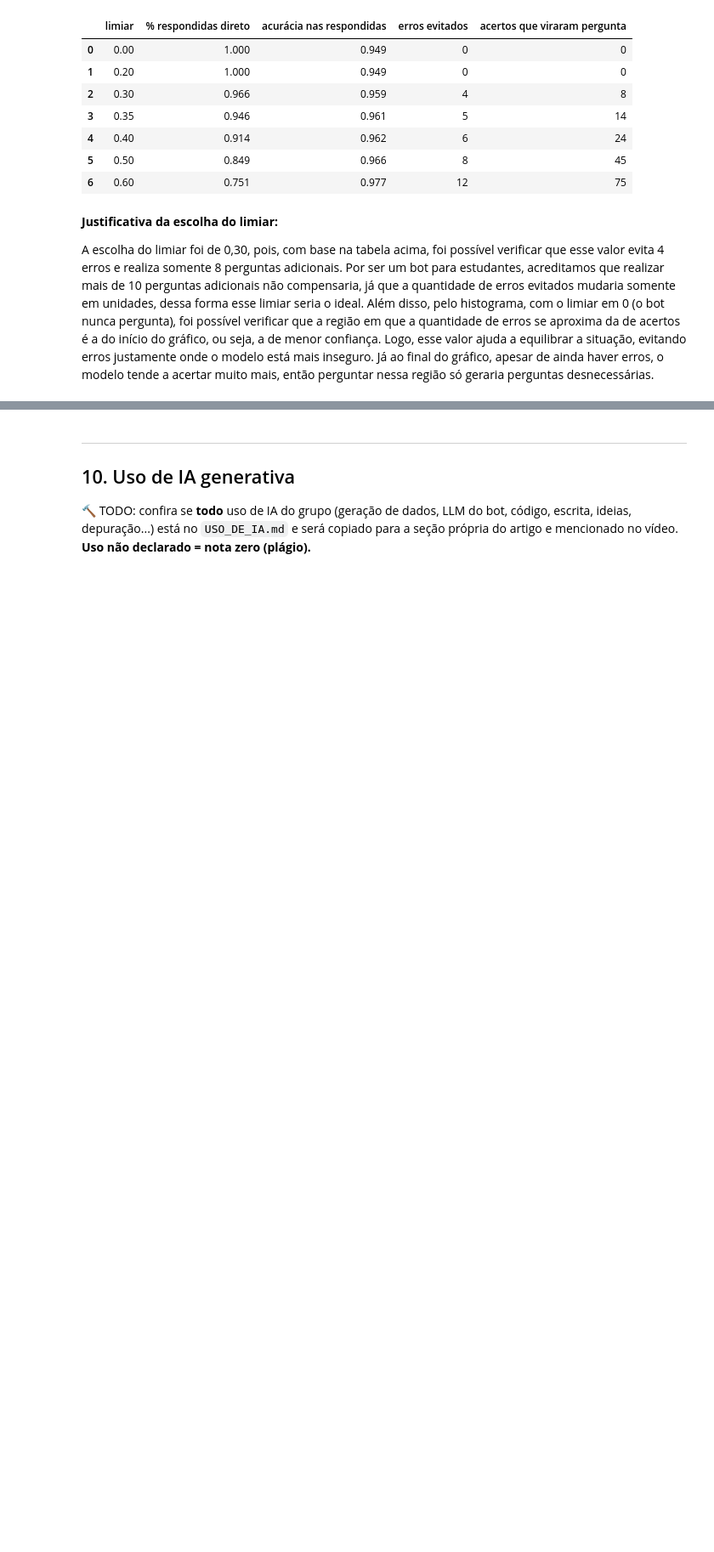
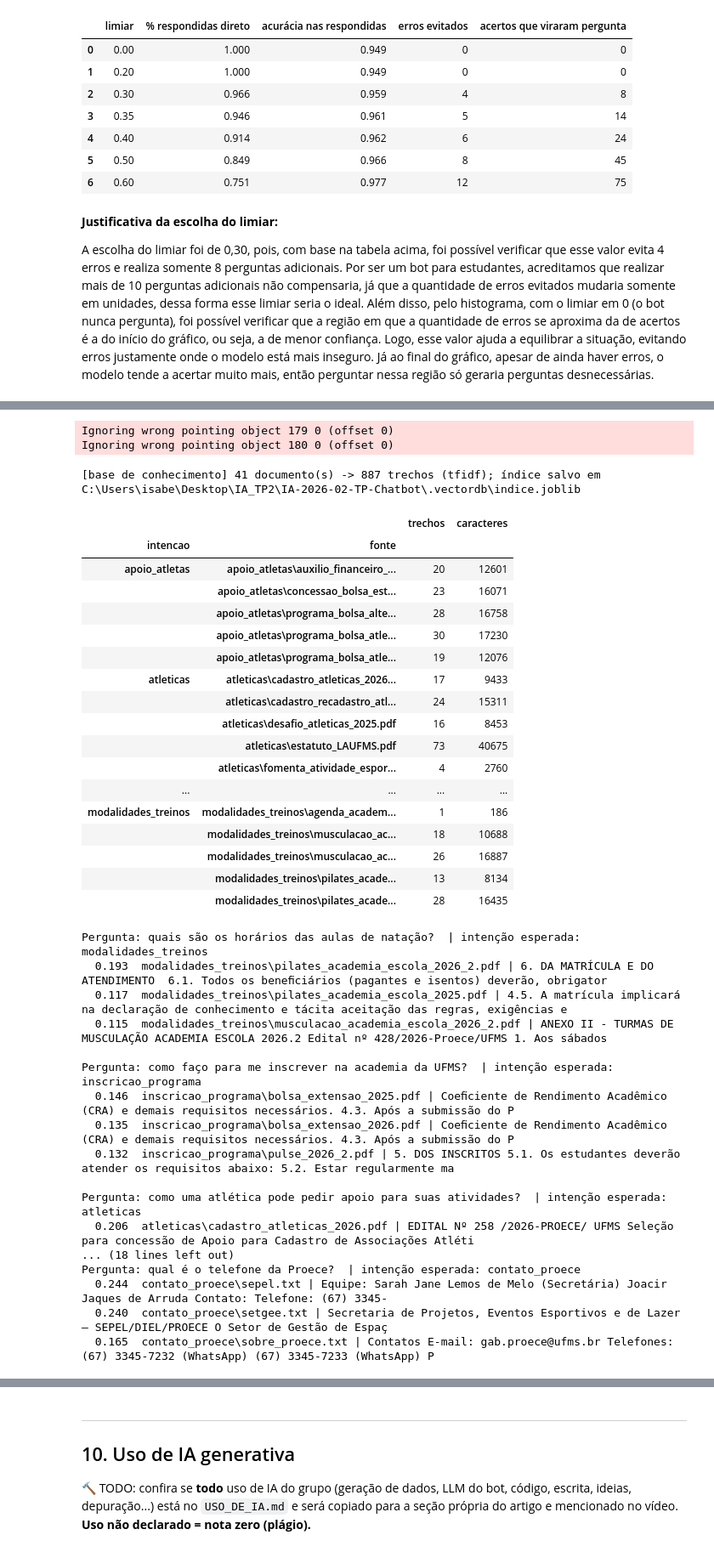
Before and after one commit to amanda-bea/IA-2026-02-TP-Chatbot, a Jupyter notebook: notebooks/01_trabalho_grupo.ipynb, the cells around one changed output, grey strips where cells are left out. Shown at 85% size. Cells and saved outputs as stored; diff of their text form; code cells hidden in the pictures; blank space fills up the shorter version.

```diff
--- a/notebooks/01_trabalho_grupo.ipynb
+++ b/notebooks/01_trabalho_grupo.ipynb
@@ -751,12 +778,63 @@ Antes: configure a chave no `.env` (ou nos *Secrets* do Colab) e rode
 # %%
 from chatbot.conhecimento import BaseConhecimento
 from chatbot.llm import ClienteLLM, ErroLLM, prompt_intencao
 
-base = BaseConhecimento.carregar_ou_criar(config)   # cria o índice na 1ª vez
+base = BaseConhecimento.carregar_ou_criar(config)   # cria o índice na primeira vez
 display(base.resumo())
 
-# 🔨 TODO: teste a busca com perguntas do seu domínio (não gasta créditos)
-pergunta, intencao = "TODO: uma pergunta do seu domínio", config.nomes_intencoes[0]
-for tr, sim in base.buscar(pergunta, intencao=intencao):
-    print(f"{sim:.2f}  {tr.fonte} | {tr.texto[:80]!r}")
+# Teste da busca em perguntas reais do tema (não gasta créditos)
+buscas = [
+    ("quais são os horários das aulas de natação?", "modalidades_treinos"),
+    ("como faço para me inscrever na academia da UFMS?", "inscricao_programa"),
+    ("como uma atlética pode pedir apoio para suas atividades?", "atleticas"),
+    ("como consultar os jogos universitários da UFMS?", "competicoes_jogos"),
+    ("como solicitar bolsa para estudante-atleta?", "apoio_atletas"),
+    ("como reservar uma quadra de areia?", "espacos_esportivos"),
+    ("qual é o telefone da Proece?", "contato_proece"),
+]
+
+for pergunta, intencao in buscas:
+    print(f"\nPergunta: {pergunta}  | intenção esperada: {intencao}")
+    for tr, sim in base.buscar(pergunta, intencao=intencao, k=3):
+        texto_limpo = tr.texto[:100].replace("\n", " ")
+        print(f"  {sim:.3f}  {tr.fonte} | {texto_limpo}")
+# %% [output]
+Ignoring wrong pointing object 179 0 (offset 0)
+Ignoring wrong pointing object 180 0 (offset 0)
+[base de conhecimento] 41 documento(s) -> 887 trechos (tfidf); índice salvo em C:\Users\isabe\Desktop\IA_TP2\IA-2026-02-TP-Chatbot\.vectordb\indice.joblib
+|  |  | trechos | caracteres |
+| intencao | fonte |  |  |
+| apoio_atletas | apoio_atletas\auxilio_financeiro_... | 20 | 12601 |
+|  | apoio_atletas\concessao_bolsa_est... | 23 | 16071 |
+|  | apoio_atletas\programa_bolsa_alte... | 28 | 16758 |
+|  | apoio_atletas\programa_bolsa_atle... | 30 | 17230 |
+|  | apoio_atletas\programa_bolsa_atle... | 19 | 12076 |
+| atleticas | atleticas\cadastro_atleticas_2026... | 17 | 9433 |
+|  | atleticas\cadastro_recadastro_atl... | 24 | 15311 |
+|  | atleticas\desafio_atleticas_2025.pdf | 16 | 8453 |
+|  | atleticas\estatuto_LAUFMS.pdf | 73 | 40675 |
+|  | atleticas\fomenta_atividade_espor... | 4 | 2760 |
+| ... | ... | ... | ... |
+| modalidades_treinos | modalidades_treinos\agenda_academ... | 1 | 186 |
+|  | modalidades_treinos\musculacao_ac... | 18 | 10688 |
+|  | modalidades_treinos\musculacao_ac... | 26 | 16887 |
+|  | modalidades_treinos\pilates_acade... | 13 | 8134 |
+|  | modalidades_treinos\pilates_acade... | 28 | 16435 |
+Pergunta: quais são os horários das aulas de natação?  | intenção esperada: modalidades_treinos
+  0.193  modalidades_treinos\pilates_academia_escola_2026_2.pdf | 6. DA MATRÍCULA E DO ATENDIMENTO  6.1. Todos os beneﬁciários (pagantes e isentos) deverão, obrigator
+  0.117  modalidades_treinos\pilates_academia_escola_2025.pdf | 4.5. A matrícula implicará na declaração de conhecimento e tácita aceitação das regras, exigências e
+  0.115  modalidades_treinos\musculacao_academia_escola_2026_2.pdf | ANEXO II - TURMAS DE MUSCULAÇÃO ACADEMIA ESCOLA 2026.2 Edital nº 428/2026-Proece/UFMS 1. Aos sábados
+
+Pergunta: como faço para me inscrever na academia da UFMS?  | intenção esperada: inscricao_programa
+  0.146  inscricao_programa\bolsa_extensao_2025.pdf | Coeﬁciente de Rendimento Acadêmico (CRA) e demais requisitos necessários. 4.3. Após a submissão do P
+  0.135  inscricao_programa\bolsa_extensao_2026.pdf | Coeﬁciente de Rendimento Acadêmico (CRA) e demais requisitos necessários. 4.3. Após a submissão do P
+  0.132  inscricao_programa\pulse_2026_2.pdf | 5. DOS INSCRITOS 5.1. Os estudantes deverão atender os requisitos abaixo: 5.2. Estar regularmente ma
+
+Pergunta: como uma atlética pode pedir apoio para suas atividades?  | intenção esperada: atleticas
+  0.206  atleticas\cadastro_atleticas_2026.pdf | EDITAL Nº 258 /2026-PROECE/ UFMS Seleção para concessão de Apoio para Cadastro de Associações Atléti
+... (18 lines left out)
+Pergunta: qual é o telefone da Proece?  | intenção esperada: contato_proece
+  0.244  contato_proece\sepel.txt | Equipe: Sarah Jane Lemos de Melo (Secretária) Joacir Jaques de Arruda Contato: Telefone: (67) 3345-
+  0.240  contato_proece\setgee.txt | Secretaria de Projetos, Eventos Esportivos e de Lazer – SEPEL/DIEL/PROECE O Setor de Gestão de Espaç
+  0.165  contato_proece\sobre_proece.txt | Contatos E-mail: gab.proece@ufms.br Telefones: (67) 3345-7232 (WhatsApp) (67) 3345-7233 (WhatsApp) P
 # %%
```
Also changed, not shown: parts of 11 cells of this notebook, 4 other files.
